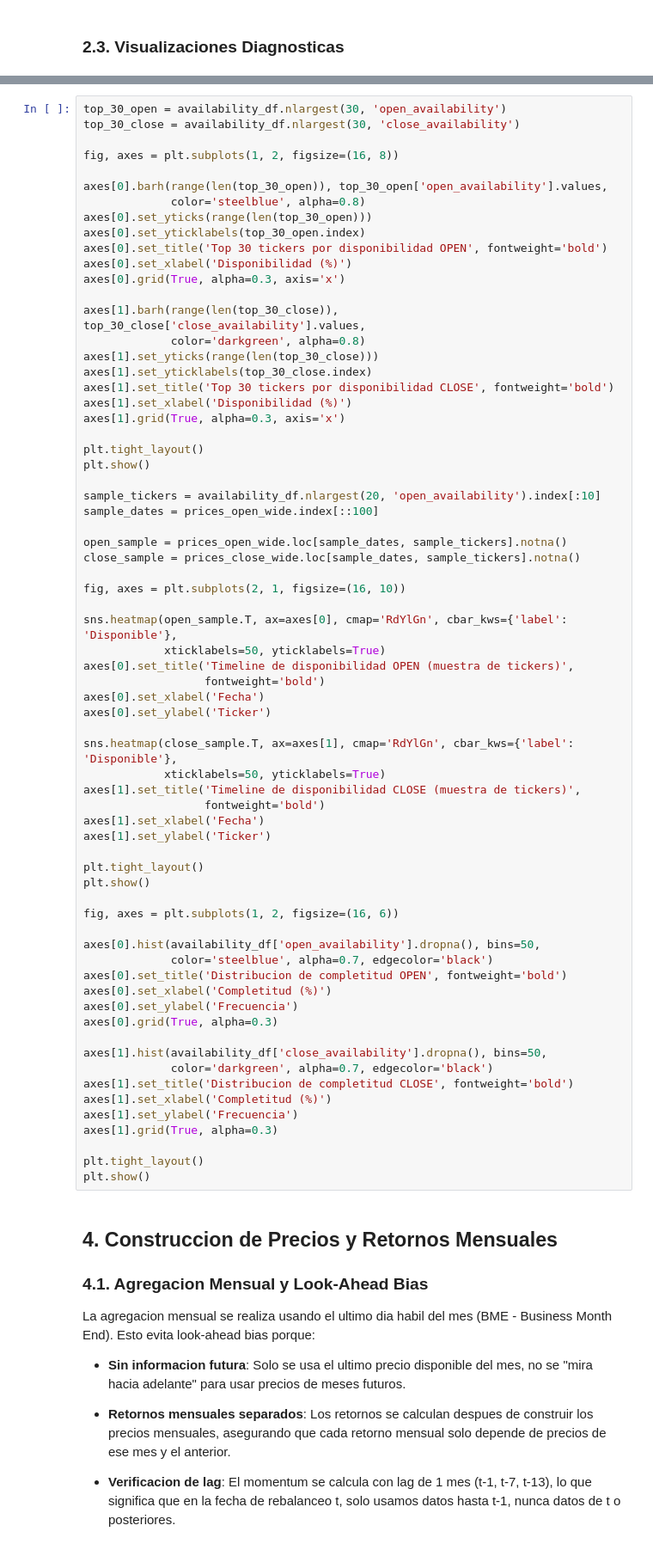
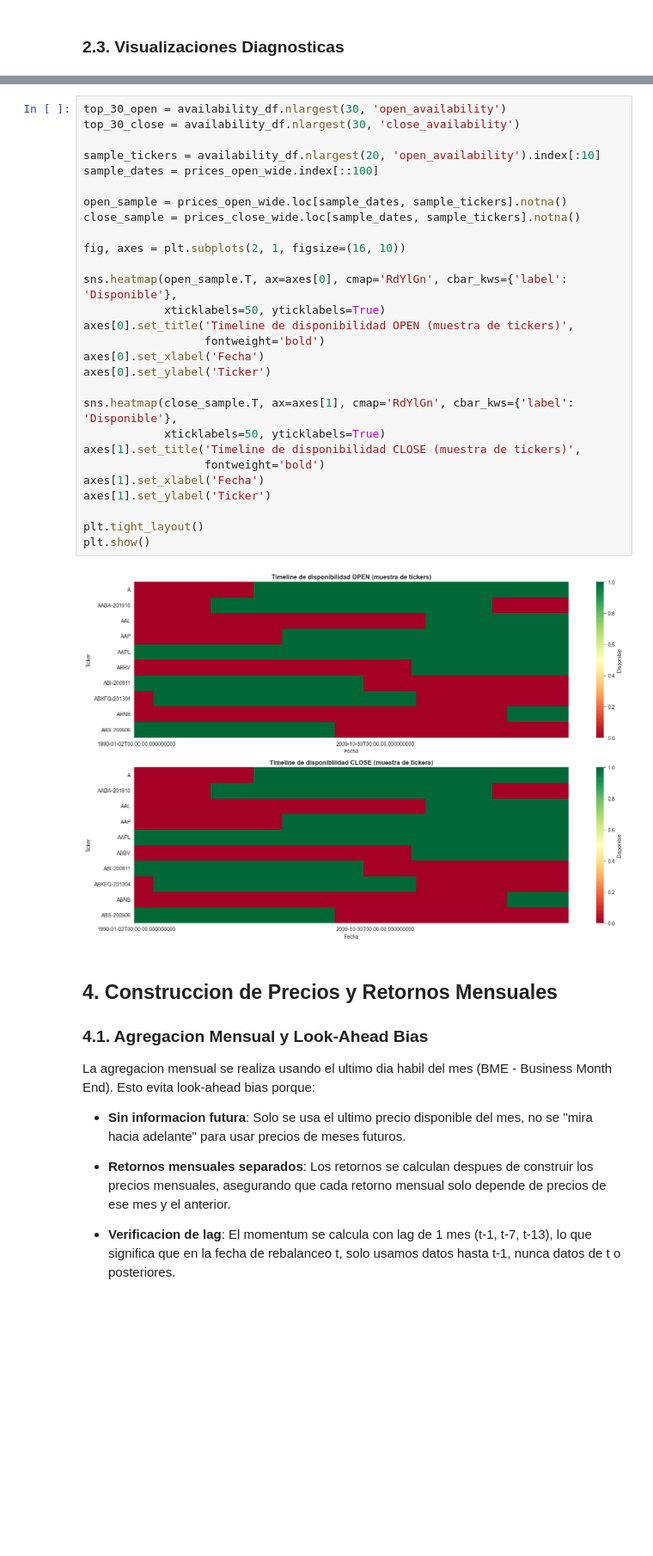
Before and after one commit to Romequinco/TAREA_BACKTESTING, a Jupyter notebook: notebooks/02_EDA_Preparacion.ipynb, the cells around one changed output, grey strips where cells are left out. Shown at 86% size. Cells and saved outputs as stored; diff of their text form; blank space fills up the shorter version.

```diff
--- a/notebooks/02_EDA_Preparacion.ipynb
+++ b/notebooks/02_EDA_Preparacion.ipynb
@@ -305,71 +266,33 @@ Name: pct_missing_within_life, dtype: float64
 # %%
 top_30_open = availability_df.nlargest(30, 'open_availability')
 top_30_close = availability_df.nlargest(30, 'close_availability')
-
-fig, axes = plt.subplots(1, 2, figsize=(16, 8))
-
-axes[0].barh(range(len(top_30_open)), top_30_open['open_availability'].values,
-             color='steelblue', alpha=0.8)
-axes[0].set_yticks(range(len(top_30_open)))
-axes[0].set_yticklabels(top_30_open.index)
-axes[0].set_title('Top 30 tickers por disponibilidad OPEN', fontweight='bold')
-axes[0].set_xlabel('Disponibilidad (%)')
-axes[0].grid(True, alpha=0.3, axis='x')
-
-axes[1].barh(range(len(top_30_close)), top_30_close['close_availability'].values,
-             color='darkgreen', alpha=0.8)
-axes[1].set_yticks(range(len(top_30_close)))
-axes[1].set_yticklabels(top_30_close.index)
-axes[1].set_title('Top 30 tickers por disponibilidad CLOSE', fontweight='bold')
-axes[1].set_xlabel('Disponibilidad (%)')
-axes[1].grid(True, alpha=0.3, axis='x')
-
-plt.tight_layout()
-plt.show()
 
 sample_tickers = availability_df.nlargest(20, 'open_availability').index[:10]
 sample_dates = prices_open_wide.index[::100]
 
 open_sample = prices_open_wide.loc[sample_dates, sample_tickers].notna()
 close_sample = prices_close_wide.loc[sample_dates, sample_tickers].notna()
 
 fig, axes = plt.subplots(2, 1, figsize=(16, 10))
 
 sns.heatmap(open_sample.T, ax=axes[0], cmap='RdYlGn', cbar_kws={'label': 'Disponible'},
             xticklabels=50, yticklabels=True)
 axes[0].set_title('Timeline de disponibilidad OPEN (muestra de tickers)',
                   fontweight='bold')
 axes[0].set_xlabel('Fecha')
 axes[0].set_ylabel('Ticker')
 
 sns.heatmap(close_sample.T, ax=axes[1], cmap='RdYlGn', cbar_kws={'label': 'Disponible'},
             xticklabels=50, yticklabels=True)
 axes[1].set_title('Timeline de disponibilidad CLOSE (muestra de tickers)',
                   fontweight='bold')
 axes[1].set_xlabel('Fecha')
 axes[1].set_ylabel('Ticker')
 
 plt.tight_layout()
 plt.show()
-
-fig, axes = plt.subplots(1, 2, figsize=(16, 6))
-
-axes[0].hist(availability_df['open_availability'].dropna(), bins=50,
-             color='steelblue', alpha=0.7, edgecolor='black')
-axes[0].set_title('Distribucion de completitud OPEN', fontweight='bold')
-axes[0].set_xlabel('Completitud (%)')
-axes[0].set_ylabel('Frecuencia')
-axes[0].grid(True, alpha=0.3)
-
-axes[1].hist(availability_df['close_availability'].dropna(), bins=50,
-             color='darkgreen', alpha=0.7, edgecolor='black')
-axes[1].set_title('Distribucion de completitud CLOSE', fontweight='bold')
-axes[1].set_xlabel('Completitud (%)')
-axes[1].set_ylabel('Frecuencia')
-axes[1].grid(True, alpha=0.3)
-
-plt.tight_layout()
-plt.show()
+# %% [output]
+[figure, added]
 # %% [markdown]
 ## 4. Construccion de Precios y Retornos Mensuales
 
```
Also changed, not shown: parts of 30 cells of this notebook, 2 other files.
